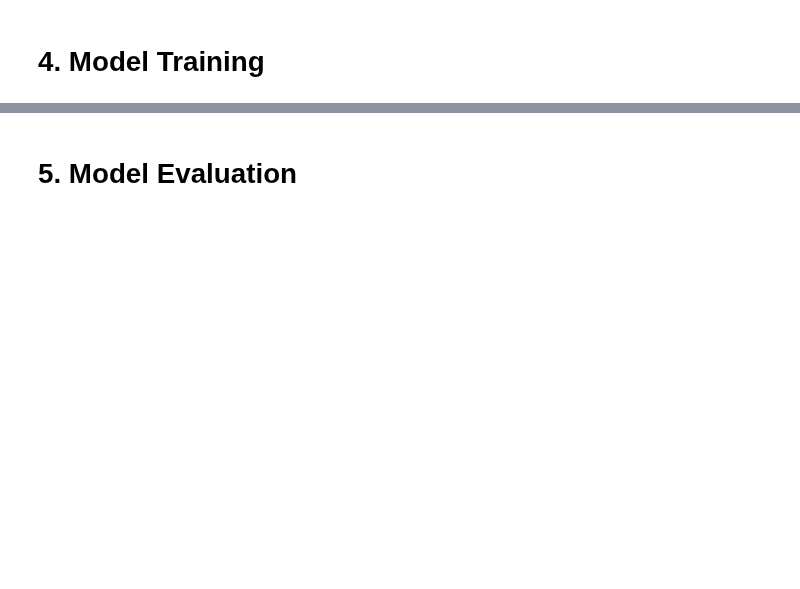
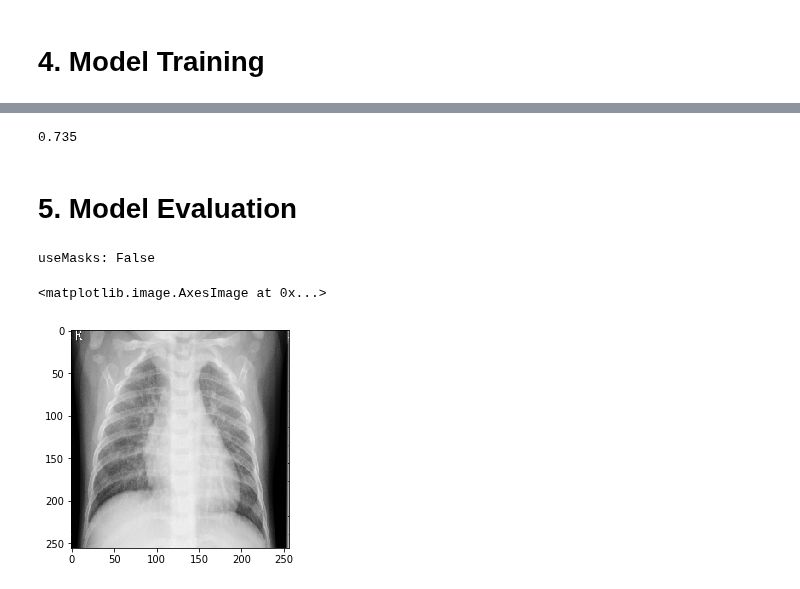
Before and after one commit to ai-explorers/chest_x_ray, a Jupyter notebook: merged_notebooks.ipynb, the cells around one changed output, grey strips where cells are left out. Drawn from its saved outputs; the diff is of its cells as text; code cells hidden in the pictures; blank space fills up the shorter version.

```diff
--- a/merged_notebooks.ipynb
+++ b/merged_notebooks.ipynb
@@ -150,0 +171,3 @@ dataset_dict['padchest'].train.head()
+# %%
+import imgaug.augmenters as iaa
+aug = iaa.AllChannelsCLAHE(clip_limit=(0.05))
@@ -150,0 +178,17 @@ dataset_dict['padchest'].train.head()
+# %%
+import imgaug as ia
+import imgaug.augmenters as iaa
+
+sometimes = lambda aug: iaa.Sometimes(0.5, aug)
+sometimes25 = lambda aug: iaa.Sometimes(0.25, aug)
+
+seq_img = iaa.Sequential([
+    # sometimes(iaa.SigmoidContrast(gain=(3, 10), cutoff=(0.4, 0.6))),
+    sometimes(iaa.Affine(
+            rotate=(-10, 10),
+            shear=(-10,10),
+            scale={"x": (0.9, 1.1), "y": (0.9, 1.1)},
+            translate_percent={"x": (-0.1, 0.1), "y": (-0.1, 0.1)}
+    )),
+    sometimes(iaa.PerspectiveTransform(scale=(0.01, 0.15))),
+], random_order=True)
@@ -152,0 +412,4 @@ dataset_dict['padchest'].train.head()
+# %%
+np.array(val_scores).mean()
+# %% [output]
+0.735
@@ -153,2 +419,13 @@ dataset_dict['padchest'].train.head()
 # %% [markdown]
 # 5. Model Evaluation
+# %%
+df_test = dataset_dict['kermany'].test.head(40)
+# %%
+test_generator = DataGenerator(df_test, False, IMG_SIZE, batch_size=32, shuffle=False, useMasks=USE_MASKS)
+# %% [output]
+useMasks: False
+# %%
+plt.imshow(test_generator.__getitem__(0)[0][0][:,:,0], cmap="gray")
+# %% [output]
+<matplotlib.image.AxesImage at 0x...>
+[figure, added]
```
Also changed, not shown: parts of 28 cells of this notebook.
